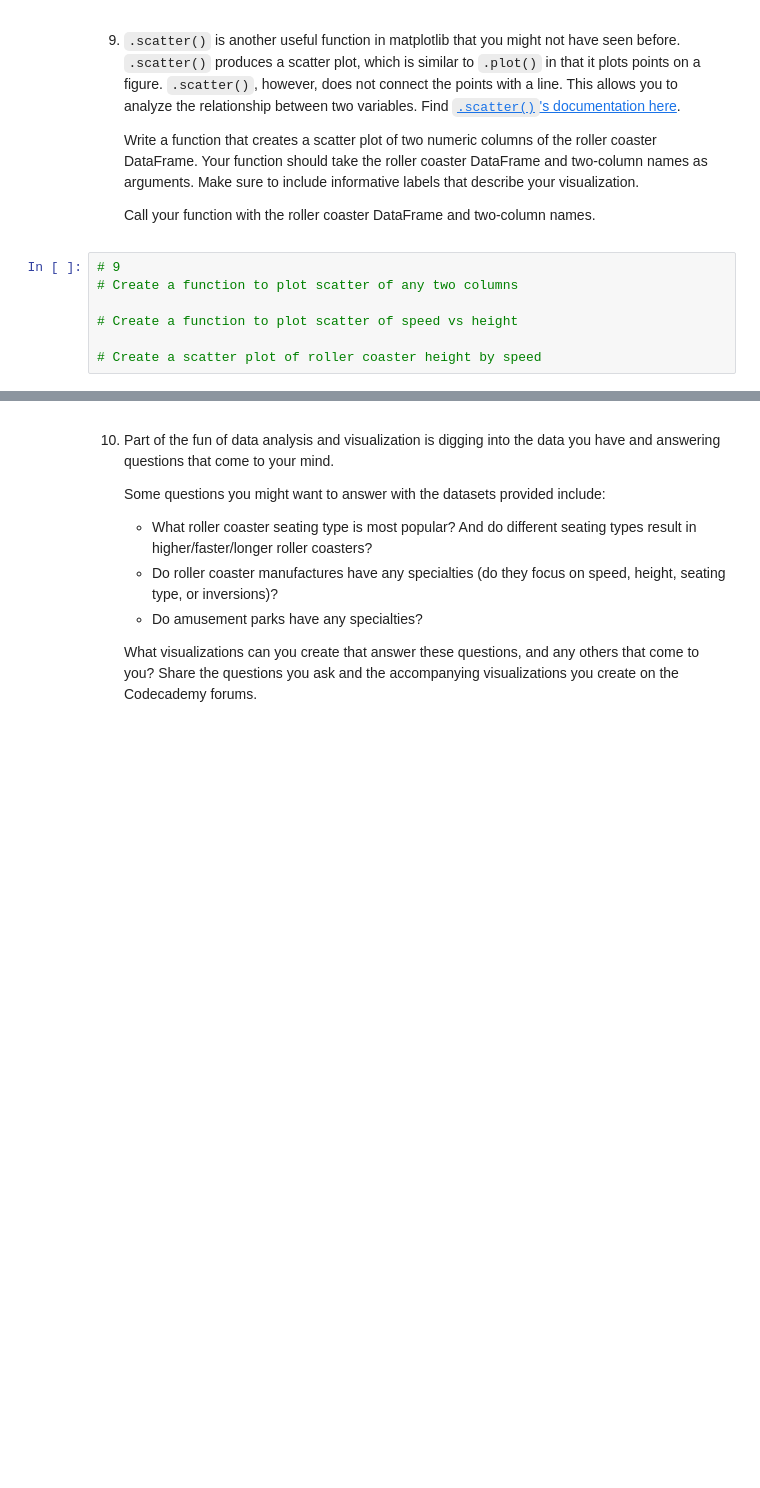
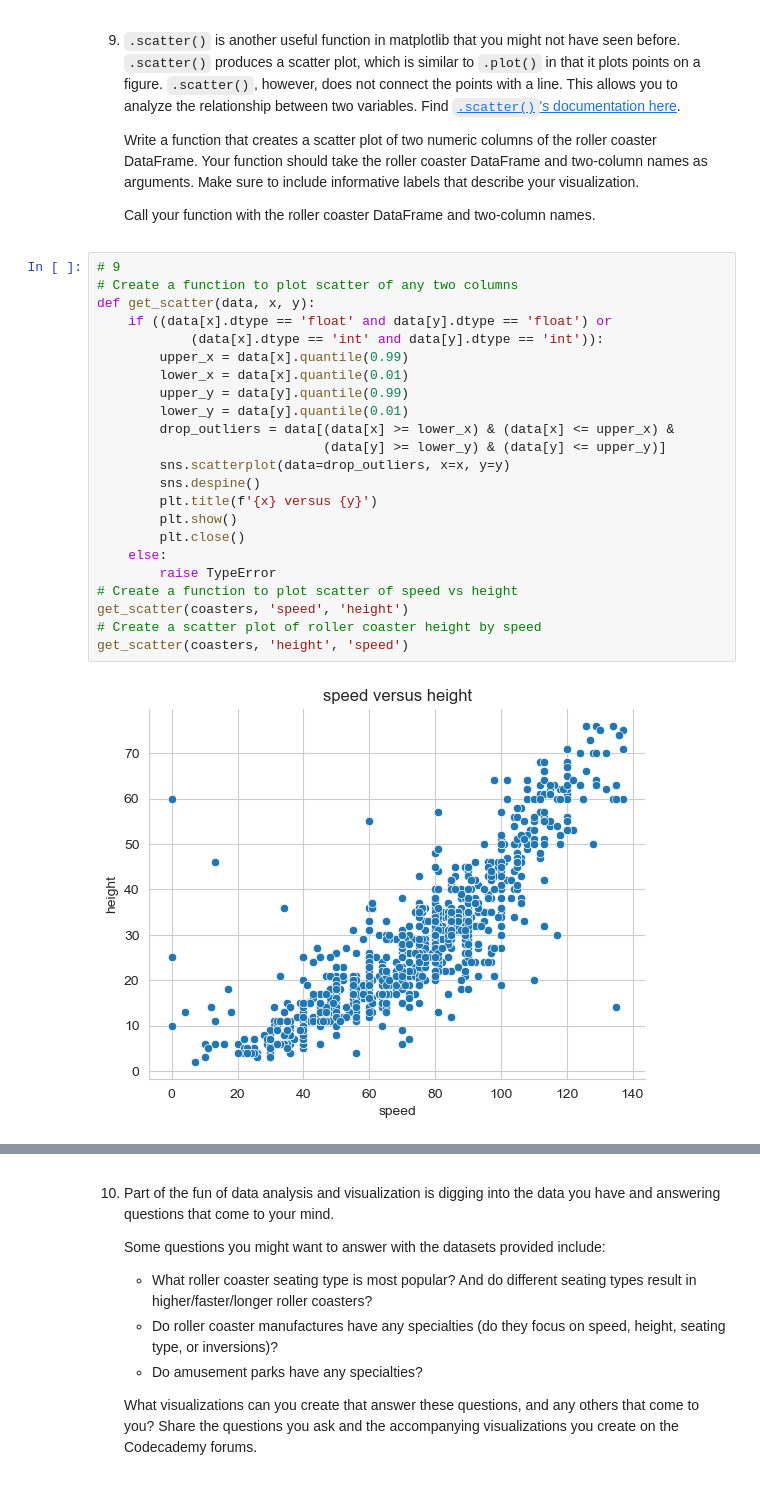
Before and after one commit to anderoos/cc-challenges-projects, a Jupyter notebook: Practice Projects/Roller Coaster/Roller Coaster.ipynb, the cells around one changed output, grey strips where cells are left out. Cells and saved outputs as stored; diff of their text form; blank space fills up the shorter version.

```diff
--- a/Practice Projects/Roller Coaster/Roller Coaster.ipynb
+++ b/Practice Projects/Roller Coaster/Roller Coaster.ipynb
@@ -214,10 +264,28 @@ plot_best(wood_coasters, 5)
    Write a function that creates a scatter plot of two numeric columns of the roller coaster DataFrame. Your function should take the roller coaster DataFrame and two-column names as arguments. Make sure to include informative labels that describe your visualization.
 
    Call your function with the roller coaster DataFrame and two-column names.
-# %%
-# 9
-# Create a function to plot scatter of any two columns
-
-# Create a function to plot scatter of speed vs height
-
-# Create a scatter plot of roller coaster height by speed
+# %%
+# 9
+# Create a function to plot scatter of any two columns
+def get_scatter(data, x, y):
+    if ((data[x].dtype == 'float' and data[y].dtype == 'float') or
+            (data[x].dtype == 'int' and data[y].dtype == 'int')):
+        upper_x = data[x].quantile(0.99)
+        lower_x = data[x].quantile(0.01)
+        upper_y = data[y].quantile(0.99)
+        lower_y = data[y].quantile(0.01)
+        drop_outliers = data[(data[x] >= lower_x) & (data[x] <= upper_x) &
+                             (data[y] >= lower_y) & (data[y] <= upper_y)]
+        sns.scatterplot(data=drop_outliers, x=x, y=y)
+        sns.despine()
+        plt.title(f'{x} versus {y}')
+        plt.show()
+        plt.close()
+    else:
+        raise TypeError
+# Create a function to plot scatter of speed vs height
+get_scatter(coasters, 'speed', 'height')
+# Create a scatter plot of roller coaster height by speed
+get_scatter(coasters, 'height', 'speed')
+# %% [output]
+[figure, added]
```
Also changed, not shown: parts of 8 cells of this notebook, 2 other files.
